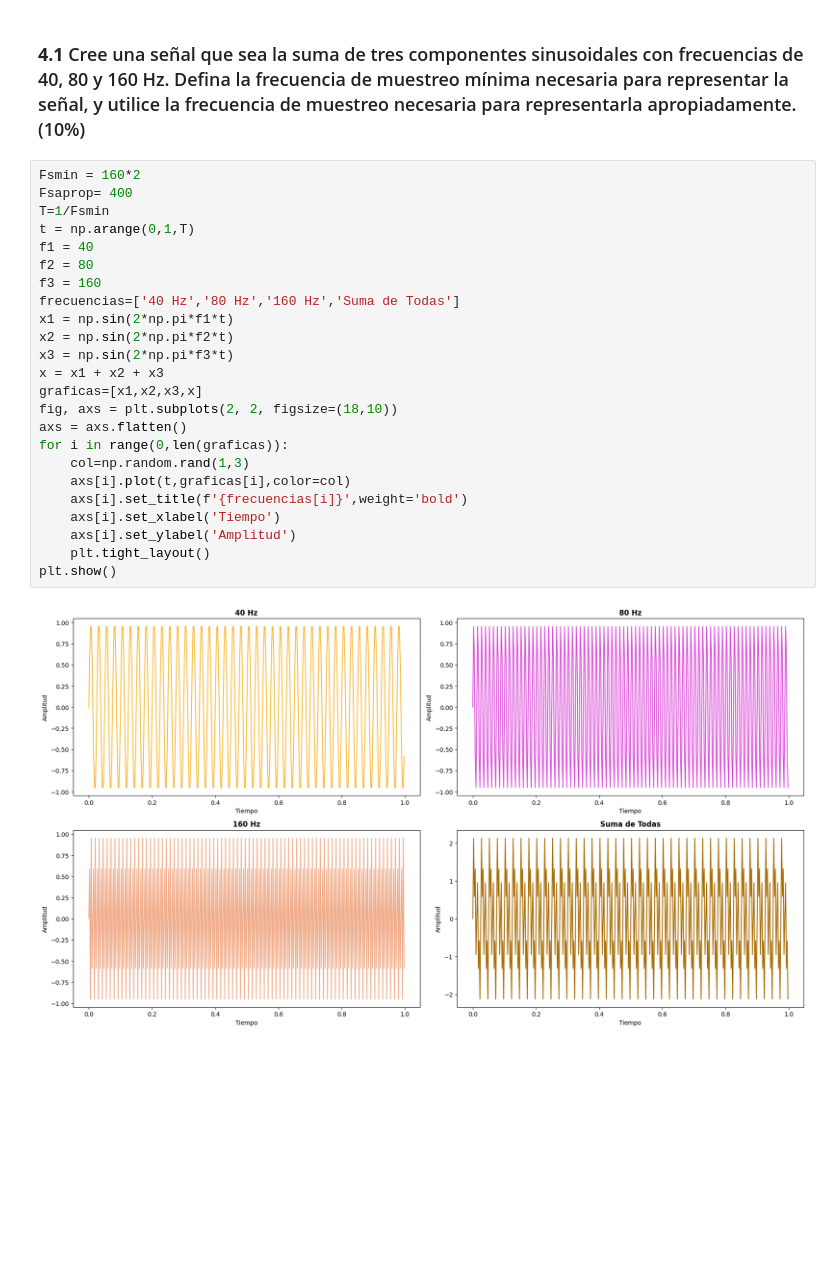
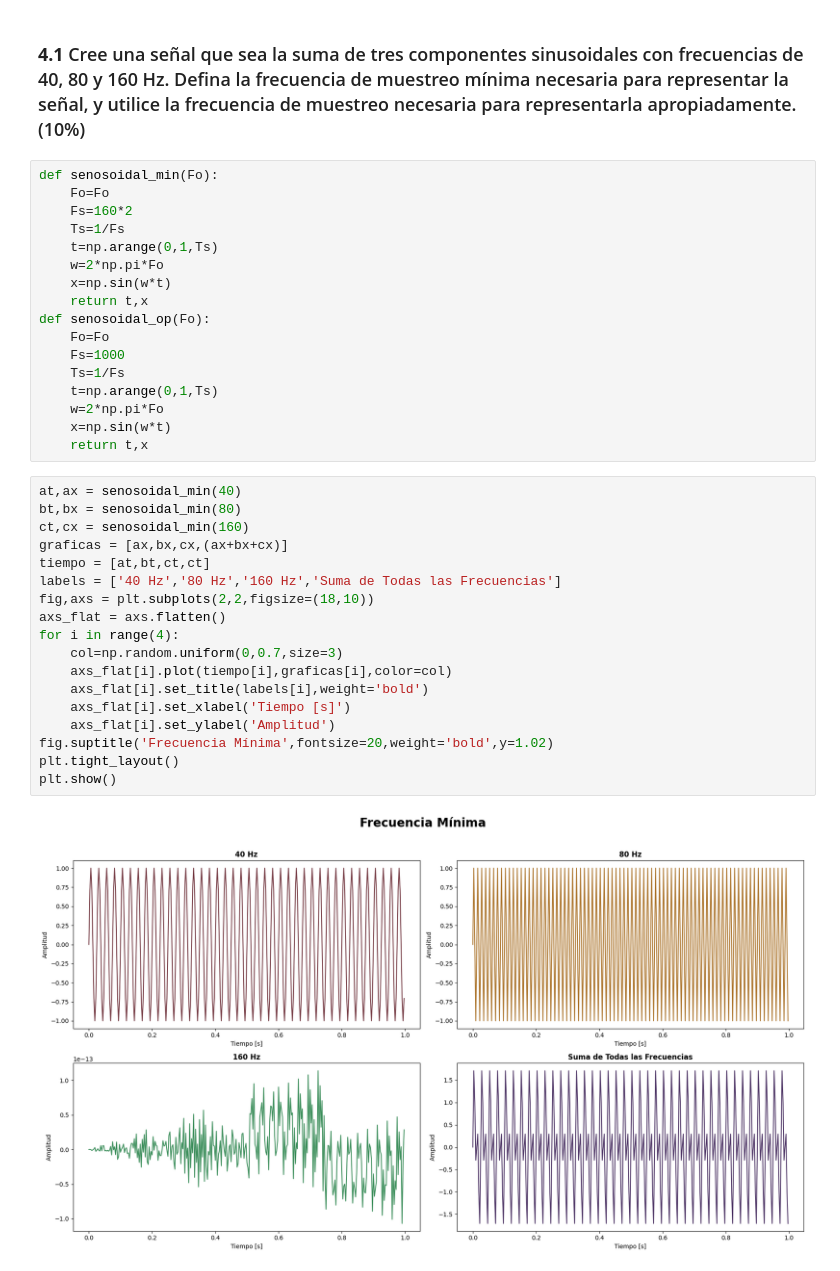
Before and after one commit to julian-rosero/biosenales, a Jupyter notebook: Practica_5/Practica_5.ipynb, the cells around one changed output. Drawn from its saved outputs; the diff is of its cells as text; blank space fills up the shorter version.

```diff
--- a/Practica_5/Practica_5.ipynb
+++ b/Practica_5/Practica_5.ipynb
@@ -4,28 +7,39 @@ import matplotlib.pyplot as plt
 # %% [markdown]
 ### **4.1** Cree una señal que sea la suma de tres componentes sinusoidales con frecuencias de 40, 80 y 160 Hz. Defina la frecuencia de muestreo mínima necesaria para representar la señal, y utilice la frecuencia de muestreo necesaria para representarla apropiadamente. (10%)
+# %%
+def senosoidal_min(Fo):
+    Fo=Fo
+    Fs=160*2
+    Ts=1/Fs
+    t=np.arange(0,1,Ts)
+    w=2*np.pi*Fo
+    x=np.sin(w*t)
+    return t,x
+def senosoidal_op(Fo):
+    Fo=Fo
+    Fs=1000
+    Ts=1/Fs
+    t=np.arange(0,1,Ts)
+    w=2*np.pi*Fo
+    x=np.sin(w*t)
+    return t,x
 # %%
-Fsmin = 160*2
-Fsaprop= 400
-T=1/Fsmin
-t = np.arange(0,1,T)
-f1 = 40
-f2 = 80
-f3 = 160
-frecuencias=['40 Hz','80 Hz','160 Hz','Suma de Todas']
-x1 = np.sin(2*np.pi*f1*t)
-x2 = np.sin(2*np.pi*f2*t)
-x3 = np.sin(2*np.pi*f3*t)
-x = x1 + x2 + x3
-graficas=[x1,x2,x3,x]
-fig, axs = plt.subplots(2, 2, figsize=(18,10))
-axs = axs.flatten()
-for i in range(0,len(graficas)):
-    col=np.random.rand(1,3)
-    axs[i].plot(t,graficas[i],color=col)
-    axs[i].set_title(f'{frecuencias[i]}',weight='bold')
-    axs[i].set_xlabel('Tiempo')
-    axs[i].set_ylabel('Amplitud')
-    plt.tight_layout()
+at,ax = senosoidal_min(40)
+bt,bx = senosoidal_min(80)
+ct,cx = senosoidal_min(160)
+graficas = [ax,bx,cx,(ax+bx+cx)]
+tiempo = [at,bt,ct,ct]
+labels = ['40 Hz','80 Hz','160 Hz','Suma de Todas las Frecuencias']
+fig,axs = plt.subplots(2,2,figsize=(18,10))
+axs_flat = axs.flatten()
+for i in range(4):
+    col=np.random.uniform(0,0.7,size=3)
+    axs_flat[i].plot(tiempo[i],graficas[i],color=col)
+    axs_flat[i].set_title(labels[i],weight='bold')
+    axs_flat[i].set_xlabel('Tiempo [s]')
+    axs_flat[i].set_ylabel('Amplitud')
+fig.suptitle('Frecuencia Mínima',fontsize=20,weight='bold',y=1.02)
+plt.tight_layout()
 plt.show()
 # %% [output]
-[figure, old version]
+[figure, new version]
```
Also changed, not shown: parts of 8 cells of this notebook.
